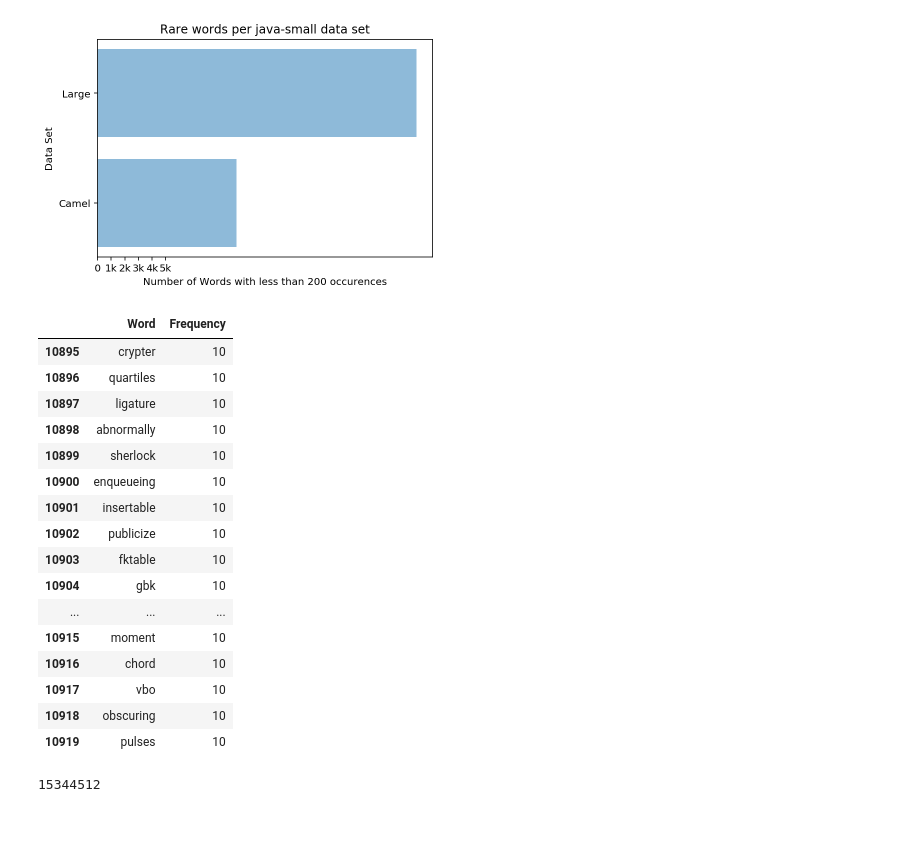
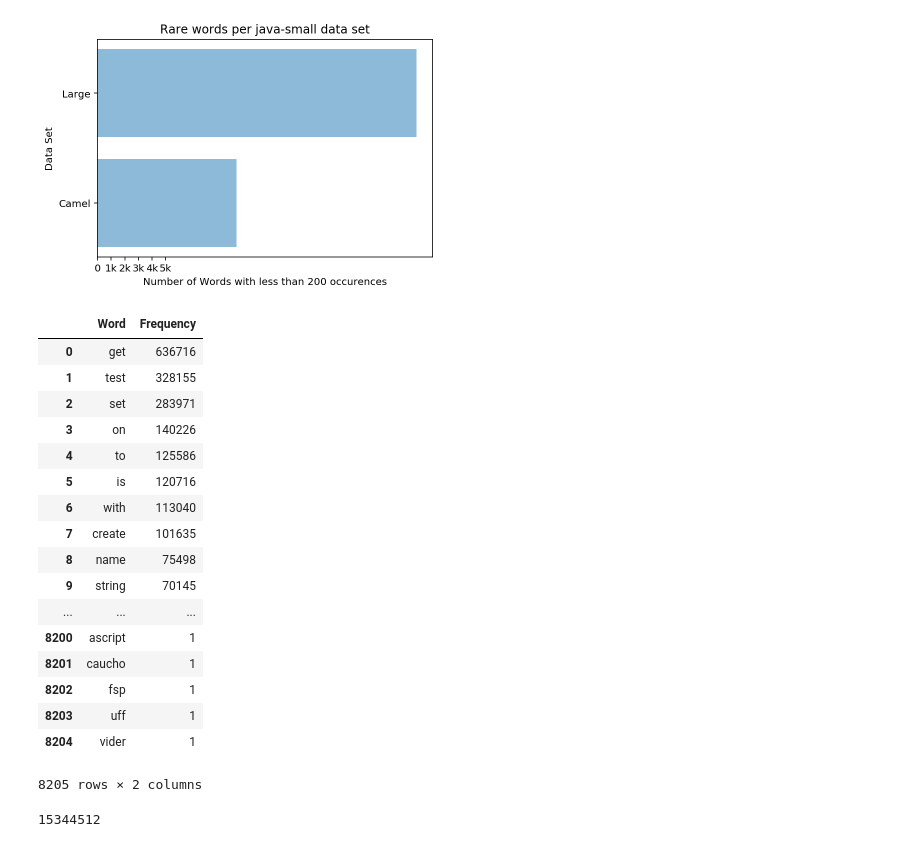
Before and after one commit to claudiosv/code2seq, a Jupyter notebook: all_figures.ipynb, the cells around one changed output. Drawn from its saved outputs; the diff is of its cells as text; code cells hidden in the pictures.

```diff
--- a/all_figures.ipynb
+++ b/all_figures.ipynb
@@ -350,25 +356,26 @@ plot_occurences(("Camel","Large"),
 # %% [output]
 [figure]
 # %%
-target_df_med[10895:10920]
+target_df_med[:10920]
 # %% [output]
 |  | Word | Frequency |
-| 10895 | crypter | 10 |
-| 10896 | quartiles | 10 |
-| 10897 | ligature | 10 |
-| 10898 | abnormally | 10 |
-| 10899 | sherlock | 10 |
-| 10900 | enqueueing | 10 |
-| 10901 | insertable | 10 |
-| 10902 | publicize | 10 |
-| 10903 | fktable | 10 |
-| 10904 | gbk | 10 |
+| 0 | get | 636716 |
+| 1 | test | 328155 |
+| 2 | set | 283971 |
+| 3 | on | 140226 |
+| 4 | to | 125586 |
+| 5 | is | 120716 |
+| 6 | with | 113040 |
+| 7 | create | 101635 |
+| 8 | name | 75498 |
+| 9 | string | 70145 |
 | ... | ... | ... |
-| 10915 | moment | 10 |
-| 10916 | chord | 10 |
-| 10917 | vbo | 10 |
-| 10918 | obscuring | 10 |
-| 10919 | pulses | 10 |
+| 8200 | ascript | 1 |
+| 8201 | caucho | 1 |
+| 8202 | fsp | 1 |
+| 8203 | uff | 1 |
+| 8204 | vider | 1 |
+8205 rows × 2 columns
 # %%
 num_training_examples_large
 # %% [output]
```
Also changed, not shown: parts of 17 cells of this notebook, 16 other files.
